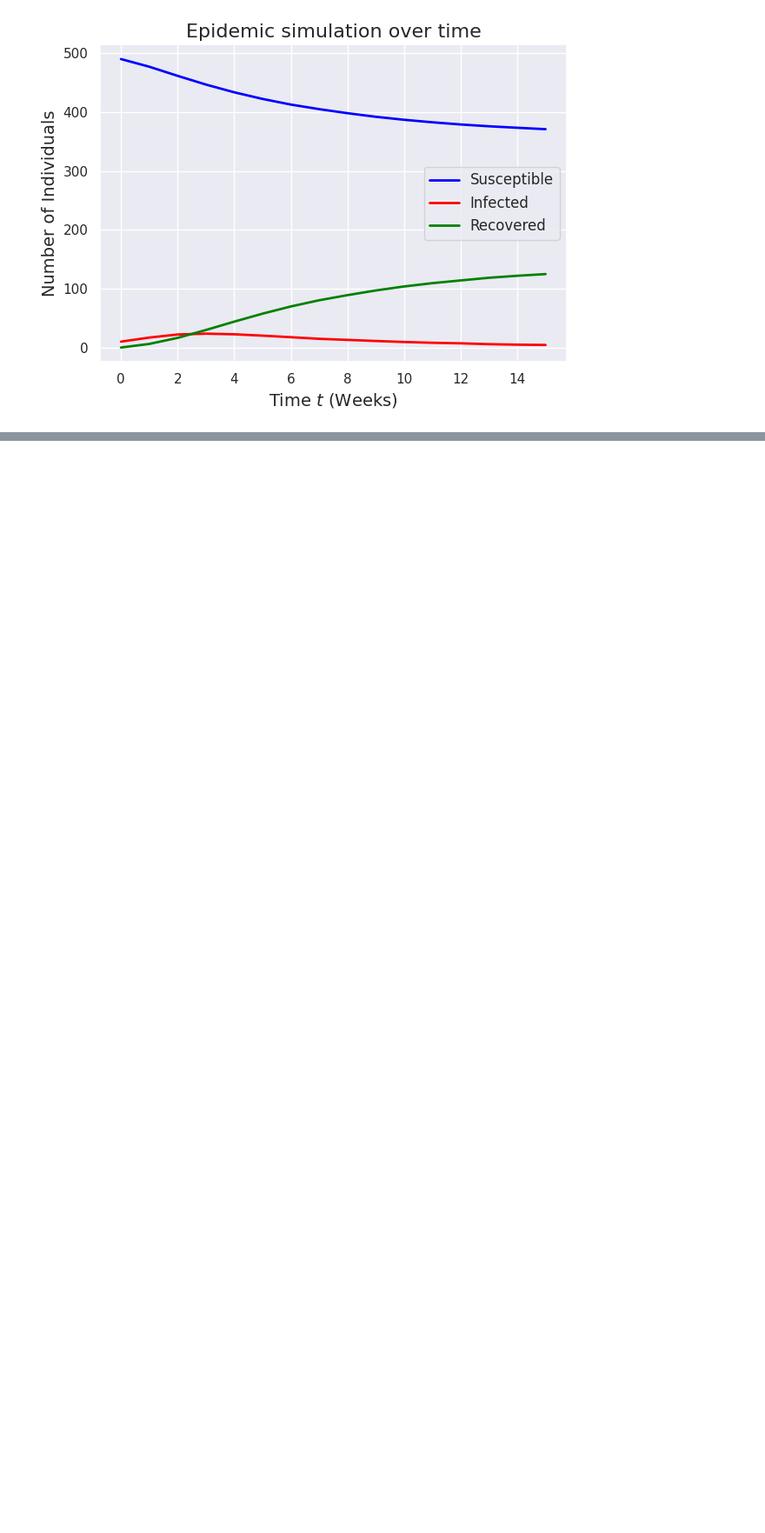
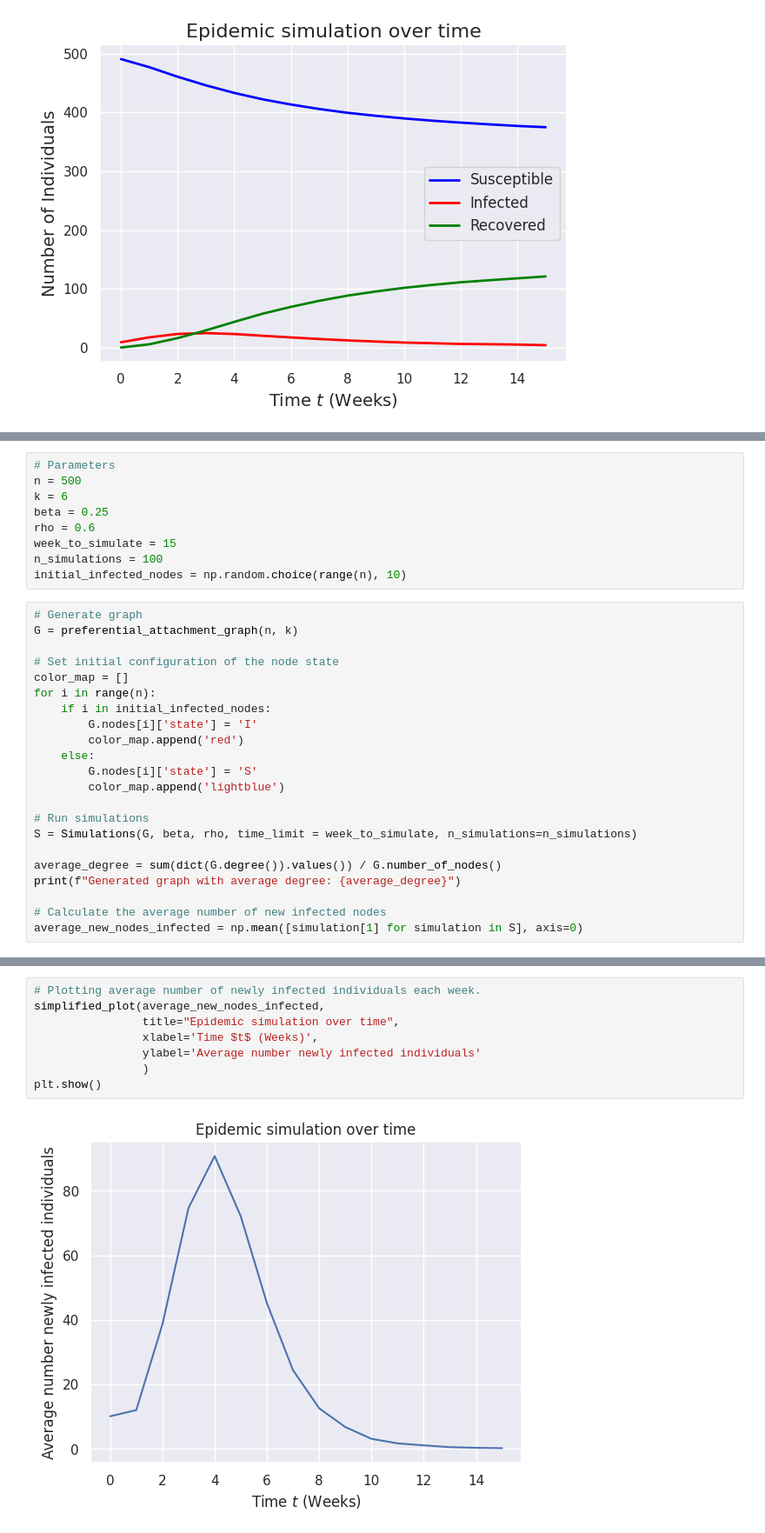
Before and after one commit to MateoRivera/network-dynamics, a Jupyter notebook: H3/Assignment 3.ipynb, the cells around one changed output, grey strips where cells are left out. Shown at 87% size. Drawn from its saved outputs; the diff is of its cells as text; blank space fills up the shorter version.

```diff
--- a/H3/Assignment 3.ipynb
+++ b/H3/Assignment 3.ipynb
@@ -217,0 +330,31 @@ plt.show()
+# %%
+# Parameters
+n = 500
+k = 6
+beta = 0.25
+rho = 0.6
+week_to_simulate = 15
+n_simulations = 100
+initial_infected_nodes = np.random.choice(range(n), 10)
+# %%
+# Generate graph
+G = preferential_attachment_graph(n, k)
+
+# Set initial configuration of the node state
+color_map = []
+for i in range(n):
+    if i in initial_infected_nodes:
+        G.nodes[i]['state'] = 'I'
+        color_map.append('red')
+    else:
+        G.nodes[i]['state'] = 'S'
+        color_map.append('lightblue')
+
+# Run simulations
+S = Simulations(G, beta, rho, time_limit = week_to_simulate, n_simulations=n_simulations)
+
+average_degree = sum(dict(G.degree()).values()) / G.number_of_nodes()
+print(f"Generated graph with average degree: {average_degree}")
+
+# Calculate the average number of new infected nodes
+average_new_nodes_infected = np.mean([simulation[1] for simulation in S], axis=0)
@@ -217,0 +364,10 @@ plt.show()
+# %%
+# Plotting average number of newly infected individuals each week.
+simplified_plot(average_new_nodes_infected,
+                title="Epidemic simulation over time",
+                xlabel='Time $t$ (Weeks)',
+                ylabel='Average number newly infected individuals'
+                )
+plt.show()
+# %% [output]
+[figure, added]
```
Also changed, not shown: parts of 16 cells of this notebook.
